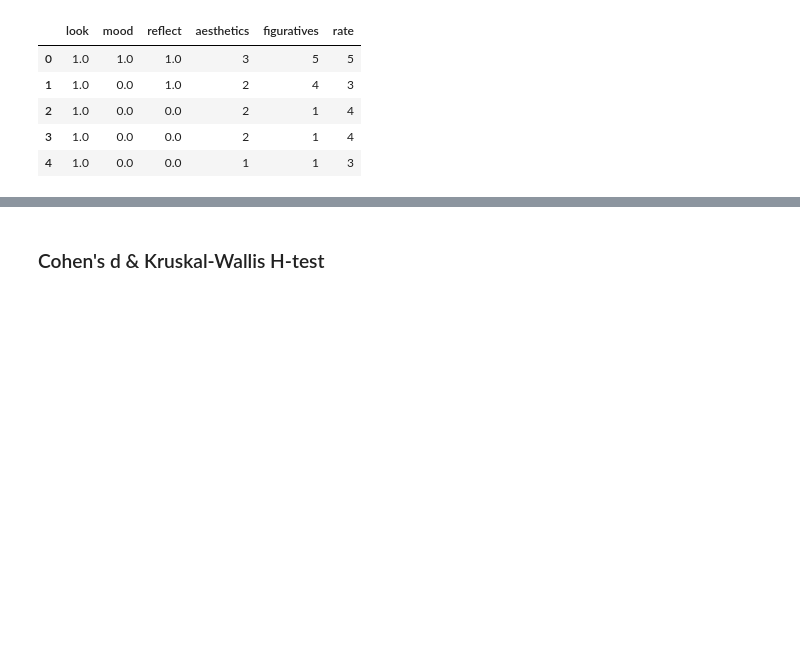
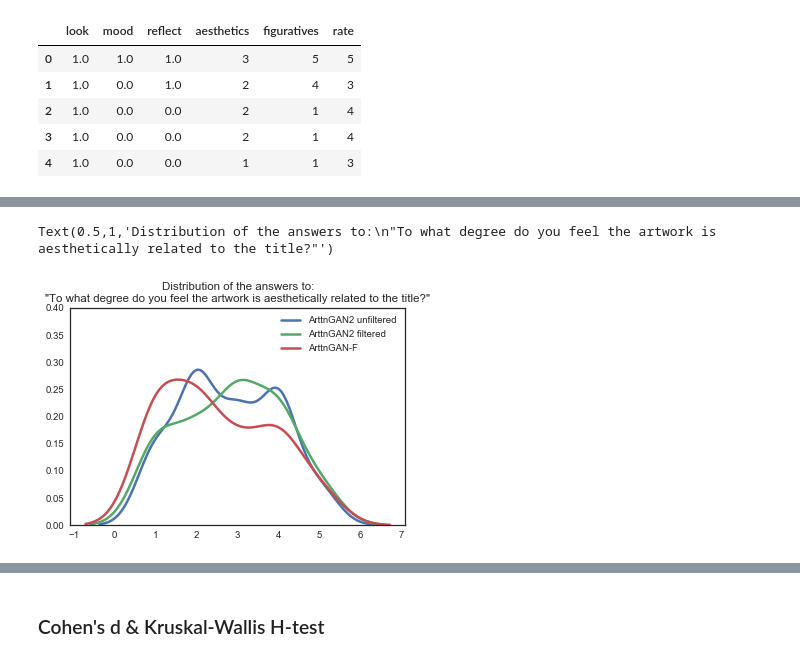
Before and after one commit to aromeira/ArttnGAN, a Jupyter notebook: notebooks/Survey_analysis.ipynb, the cells around one changed output, grey strips where cells are left out. Cells and saved outputs as stored; diff of their text form; code cells hidden in the pictures; blank space fills up the shorter version.

```diff
--- a/notebooks/Survey_analysis.ipynb
+++ b/notebooks/Survey_analysis.ipynb
@@ -33,0 +63,9 @@ df_attnf.head()
+# %%
+sns.distplot(df_attn2_unfiltered[['aesthetics']], hist=False, label="ArttnGAN2 unfiltered")
+sns.distplot(df_attn2_filtered[['aesthetics']], hist=False, label="ArttnGAN2 filtered")
+sns.distplot(df_attnf[['aesthetics']], hist=False, label="ArttnGAN-F")
+plt.ylim(0, 0.4)
+plt.title("Distribution of the answers to:\n\"To what degree do you feel the artwork is aesthetically related to the title?\"")
+# %% [output]
+Text(0.5,1,'Distribution of the answers to:\n"To what degree do you feel the artwork is aesthetically related to the title?"')
+[figure, added]
```
Also changed, not shown: parts of 7 cells of this notebook.
